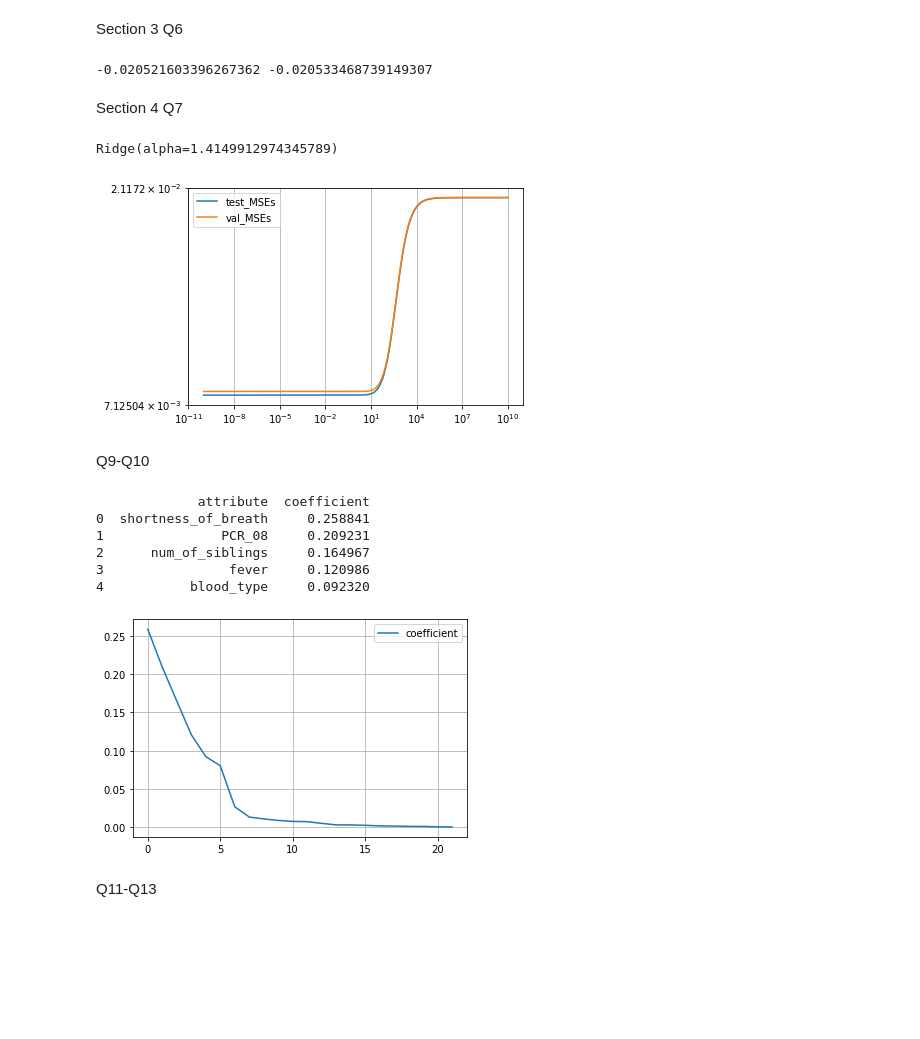
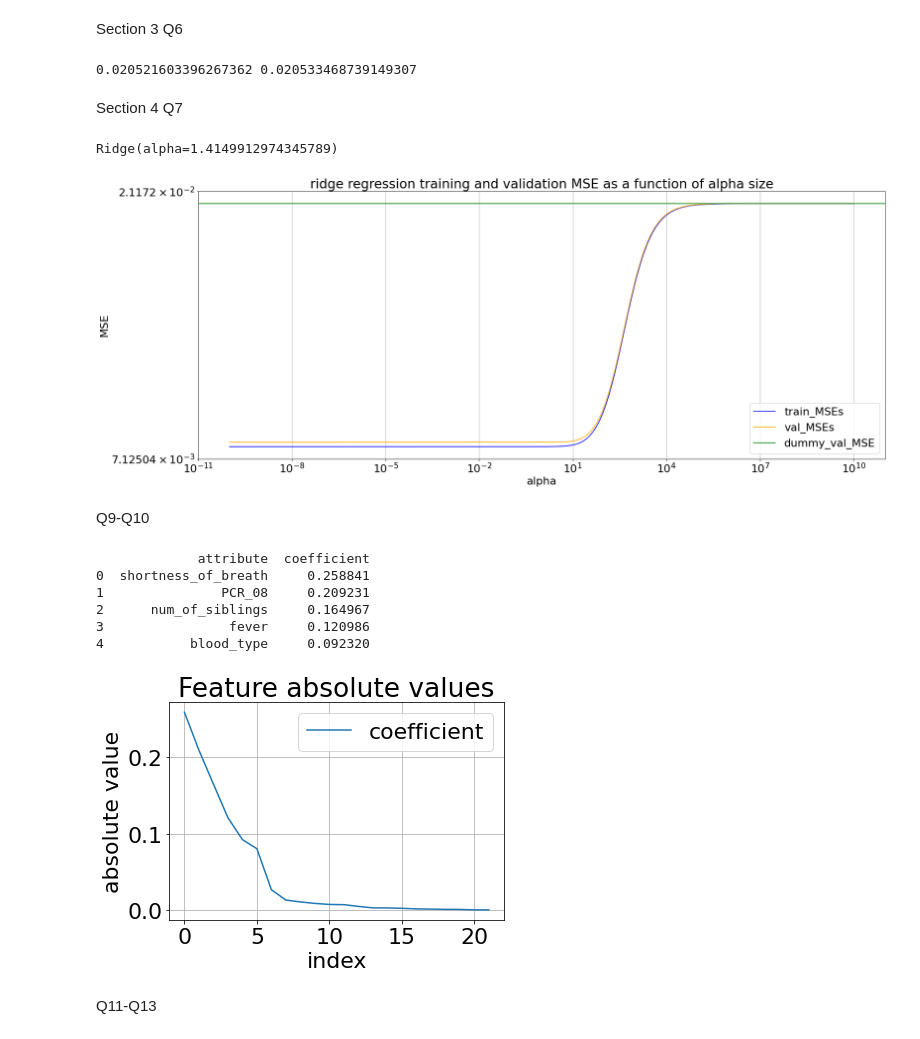
Before and after one commit to HenDav/ML-HW3, a Jupyter notebook: main.ipynb, the cells around one changed output. Saved outputs shown, nothing was run; the diff lists cells and outputs as text; code cells hidden in the pictures; blank space fills up the shorter version.

```diff
--- a/main.ipynb
+++ b/main.ipynb
@@ -13,6 +13,8 @@ from sklearn.metrics import mean_squared_error
 # %% [markdown]
 Section 1
 # %%
+plt.rcParams.update({'font.size': 22})
+
 dataset = pd.read_csv("virus_labeled.csv")
 
 np.random.seed(1)
@@ -319,45 +323,52 @@ dummy_reg = DummyRegressor()
 scores = cross_validate(dummy_reg, prepared_train, prepared_train_target,
                         cv=5, scoring='neg_mean_squared_error',
                         return_train_score=True)
-dummy_train_MSE = np.mean(scores["train_score"])
-dummy_val_MSE = np.mean(scores["test_score"])
+dummy_train_MSE = -1 * np.mean(scores["train_score"])
+dummy_val_MSE = -1 * np.mean(scores["test_score"])
 print(dummy_train_MSE,dummy_val_MSE)
 # %% [output]
--0.020521603396267362 -0.020533468739149307
+0.020521603396267362 0.020533468739149307
 # %% [markdown]
 Section 4
 Q7
 # %%
-def cross_val_tuning(estimator,X,y,alpha_range):
+def cross_val_tuning(estimator,X,y,alpha_range,reg_name):
     test_MSEs = []
     val_MSEs = []
     best_alpha = alpha_range[0]
     for a in alpha_range:
         scores = cross_validate(estimator(fit_intercept=True, alpha=a), X, y,
                                 return_train_score=True, scoring="neg_mean_squared_error", cv=5)
         curr_val_MSE = -1 * scores["test_score"].mean()
         curr_train_MSE = -1 * scores["train_score"].mean()
         if val_MSEs != [] and curr_val_MSE < np.amin(val_MSEs):
             best_alpha = a
         test_MSEs.append(curr_train_MSE)
         val_MSEs.append(curr_val_MSE)
-    plt.plot(alpha_range, test_MSEs,label="test_MSEs")
-    plt.plot(alpha_range, val_MSEs,label="val_MSEs")
+    fig = plt.figure(figsize=(25,10))
+    plt.plot(alpha_range, test_MSEs,label="train_MSEs", color="blue")
+    plt.plot(alpha_range, val_MSEs,label="val_MSEs", color="orange")
+    plt.axhline(dummy_val_MSE, label="dummy_val_MSE",
+                xmin=np.amin(alpha_range), xmax=np.amax(alpha_range),
+                color="green")
     plt.yscale("symlog")
     plt.xscale("log")
+    plt.xlabel("alpha")
+    plt.ylabel("MSE")
     plt.legend()
     plt.grid()
+    plt.title(f"{reg_name} regression training and validation MSE as a function of alpha size")
     return best_alpha
 
-best_ridge_alpha = cross_val_tuning(Ridge, prepared_train, prepared_train_target, np.logspace(-10, 10, 200))
+best_ridge_alpha = cross_val_tuning(Ridge, prepared_train, prepared_train_target, np.logspace(-10, 10, 200), "ridge")
 ridge_reg = Ridge(fit_intercept=True, alpha=best_ridge_alpha)
 scores = cross_validate(ridge_reg, prepared_train, prepared_train_target, cv=5, scoring="neg_mean_squared_error", return_train_score=True)
 ridge_train_MSE = -1*np.mean(scores["train_score"])
 ridge_val_MSE = -1*np.mean(scores["test_score"])
 ridge_reg.fit(prepared_train,prepared_train_target)
 # %% [output]
 Ridge(alpha=1.4149912974345789)
-[figure, old version]
+[figure, new version]
 # %% [markdown]
 Q9-Q10
 # %%
@@ -366,6 +377,9 @@ train_coef_sorted = train_coef_by_size.sort_values(by="coefficient", ascending=F
 print(train_coef_sorted[:5])
 train_coef_sorted.plot(y="coefficient")
 plt.grid()
+plt.title("Feature absolute values")
+plt.ylabel("absolute value")
+plt.xlabel("index")
 plt.show()
 # %% [output]
              attribute  coefficient
@@ -374,7 +388,7 @@ plt.show()
 2      num_of_siblings     0.164967
 3                fever     0.120986
 4           blood_type     0.092320
-[figure, old version]
+[figure, new version]
 # %% [markdown]
 Q11-Q13
 # %%
```
Also changed, not shown: parts of 12 cells of this notebook.
